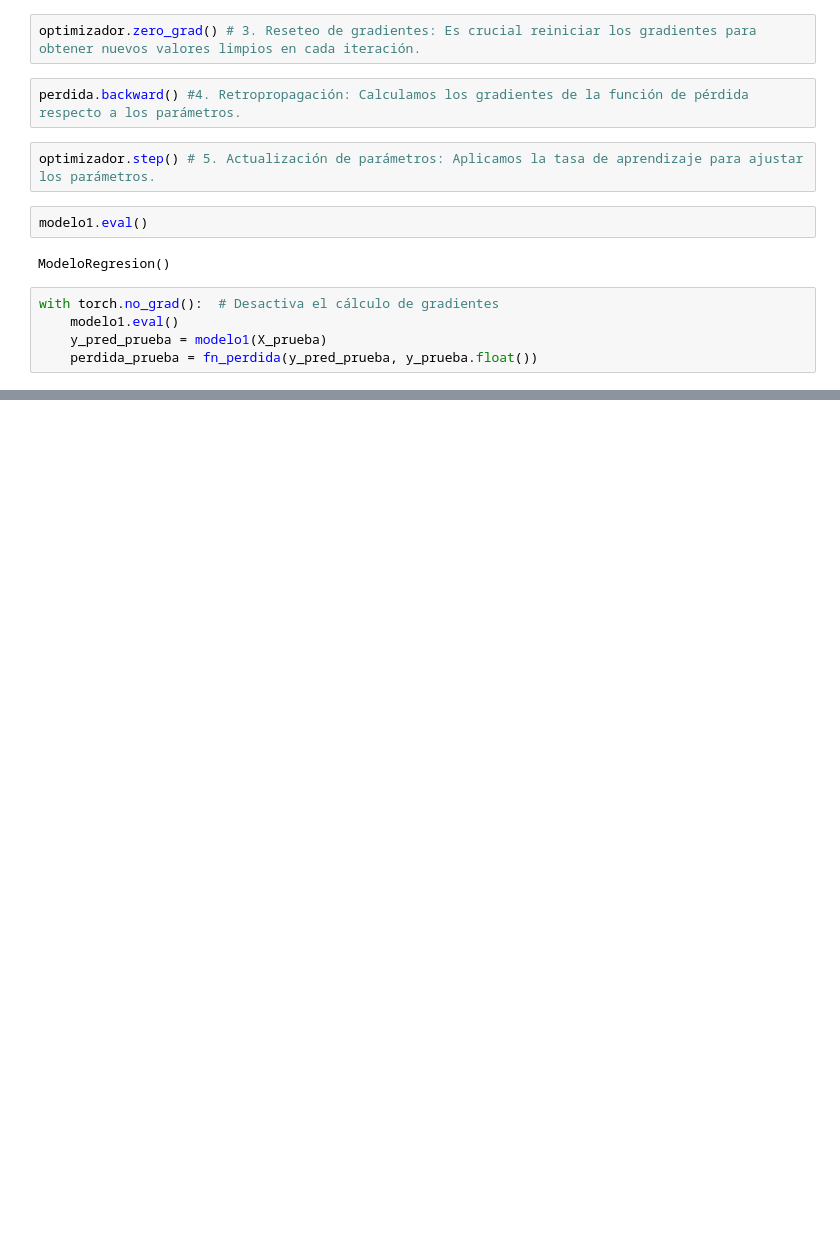
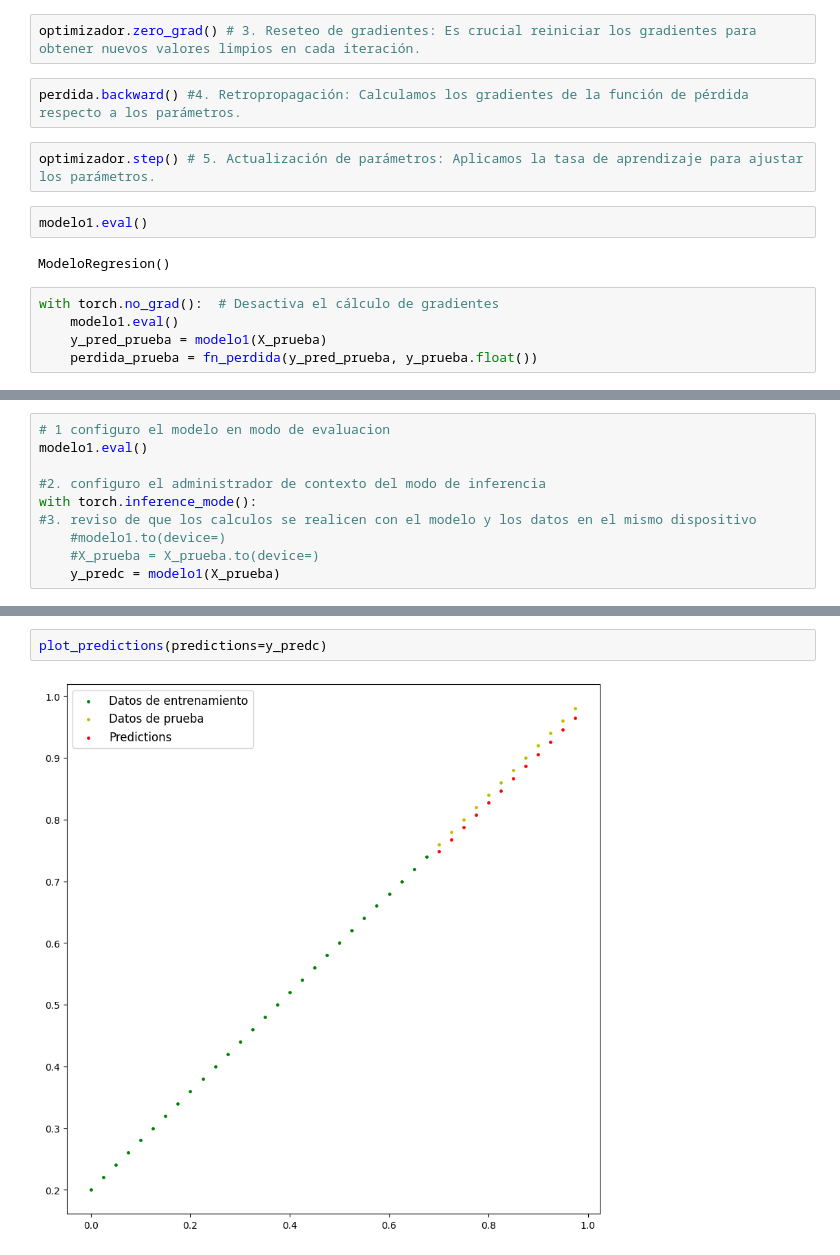
Before and after one commit to JoaquinSvoboda/Pytorch, a Jupyter notebook: regresion_lineal.ipynb, the cells around one changed output, grey strips where cells are left out. Saved outputs shown, nothing was run; the diff lists cells and outputs as text; blank space fills up the shorter version.

```diff
--- a/regresion_lineal.ipynb
+++ b/regresion_lineal.ipynb
@@ -269,0 +270,10 @@ plt.show()
+# %%
+# 1 configuro el modelo en modo de evaluacion
+modelo1.eval()
+
+#2. configuro el administrador de contexto del modo de inferencia
+with torch.inference_mode():
+#3. reviso de que los calculos se realicen con el modelo y los datos en el mismo dispositivo
+    #modelo1.to(device=)
+    #X_prueba = X_prueba.to(device=)
+    y_predc = modelo1(X_prueba)
@@ -269,0 +295,4 @@ plt.show()
+# %%
+plot_predictions(predictions=y_predc)
+# %% [output]
+[figure, added]
```
Also changed, not shown: parts of 3 cells of this notebook.
